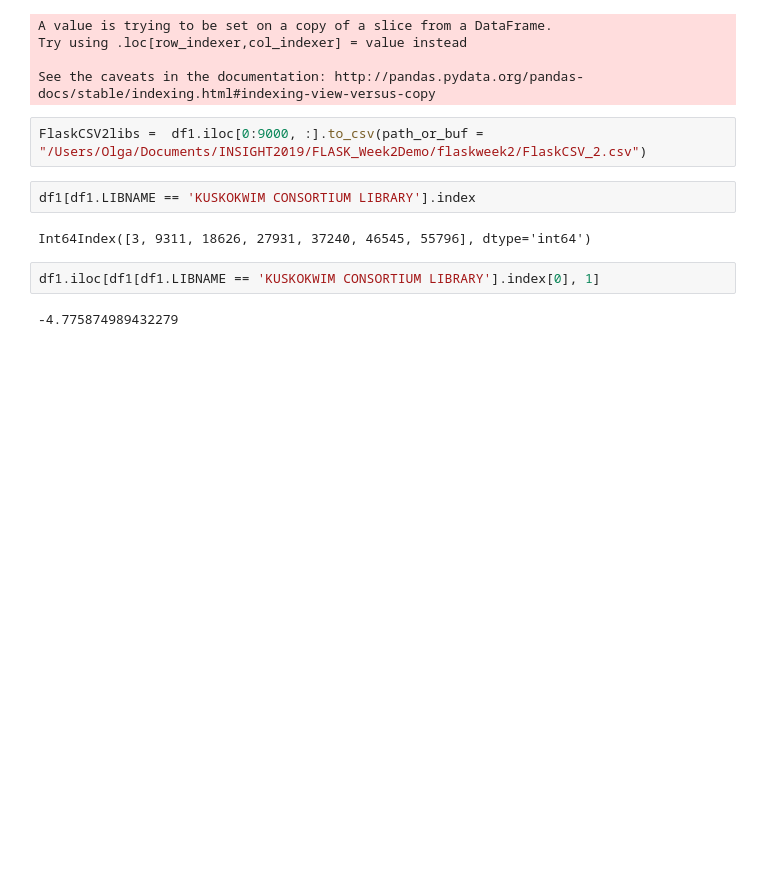
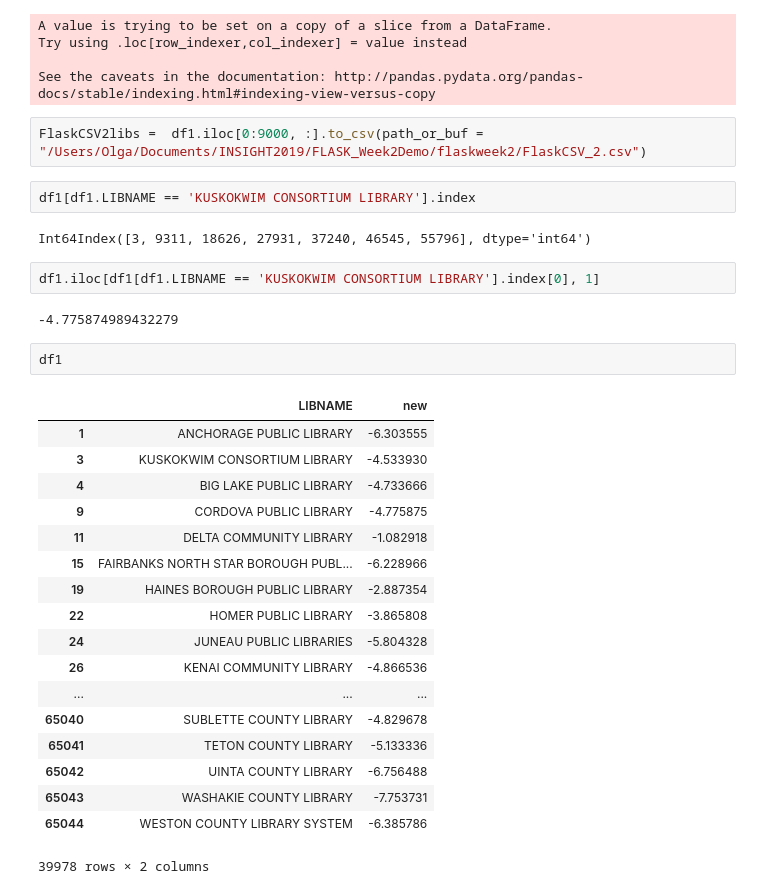
Before and after one commit to olgabane/Insight2019_LibraryProject, a Jupyter notebook: Library_Week2_Notebook4_Strategy#2.ipynb, the cells around one changed output. Cells and saved outputs as stored; diff of their text form; blank space fills up the shorter version.

```diff
--- a/Library_Week2_Notebook4_Strategy#2.ipynb
+++ b/Library_Week2_Notebook4_Strategy#2.ipynb
@@ -740,3 +739,24 @@ Int64Index([3, 9311, 18626, 27931, 37240, 46545, 55796], dtype='int64')
 df1.iloc[df1[df1.LIBNAME == 'KUSKOKWIM CONSORTIUM LIBRARY'].index[0], 1]
 # %% [output]
 -4.775874989432279
+# %%
+df1
+# %% [output]
+|  | LIBNAME | new |
+| 1 | ANCHORAGE PUBLIC LIBRARY | -6.303555 |
+| 3 | KUSKOKWIM CONSORTIUM LIBRARY | -4.533930 |
+| 4 | BIG LAKE PUBLIC LIBRARY | -4.733666 |
+| 9 | CORDOVA PUBLIC LIBRARY | -4.775875 |
+| 11 | DELTA COMMUNITY LIBRARY | -1.082918 |
+| 15 | FAIRBANKS NORTH STAR BOROUGH PUBL... | -6.228966 |
+| 19 | HAINES BOROUGH PUBLIC LIBRARY | -2.887354 |
+| 22 | HOMER PUBLIC LIBRARY | -3.865808 |
+| 24 | JUNEAU PUBLIC LIBRARIES | -5.804328 |
+| 26 | KENAI COMMUNITY LIBRARY | -4.866536 |
+| ... | ... | ... |
+| 65040 | SUBLETTE COUNTY LIBRARY | -4.829678 |
+| 65041 | TETON COUNTY LIBRARY | -5.133336 |
+| 65042 | UINTA COUNTY LIBRARY | -6.756488 |
+| 65043 | WASHAKIE COUNTY LIBRARY | -7.753731 |
+| 65044 | WESTON COUNTY LIBRARY SYSTEM | -6.385786 |
+39978 rows × 2 columns
```
Also changed, not shown: parts of 1 cell of this notebook.
